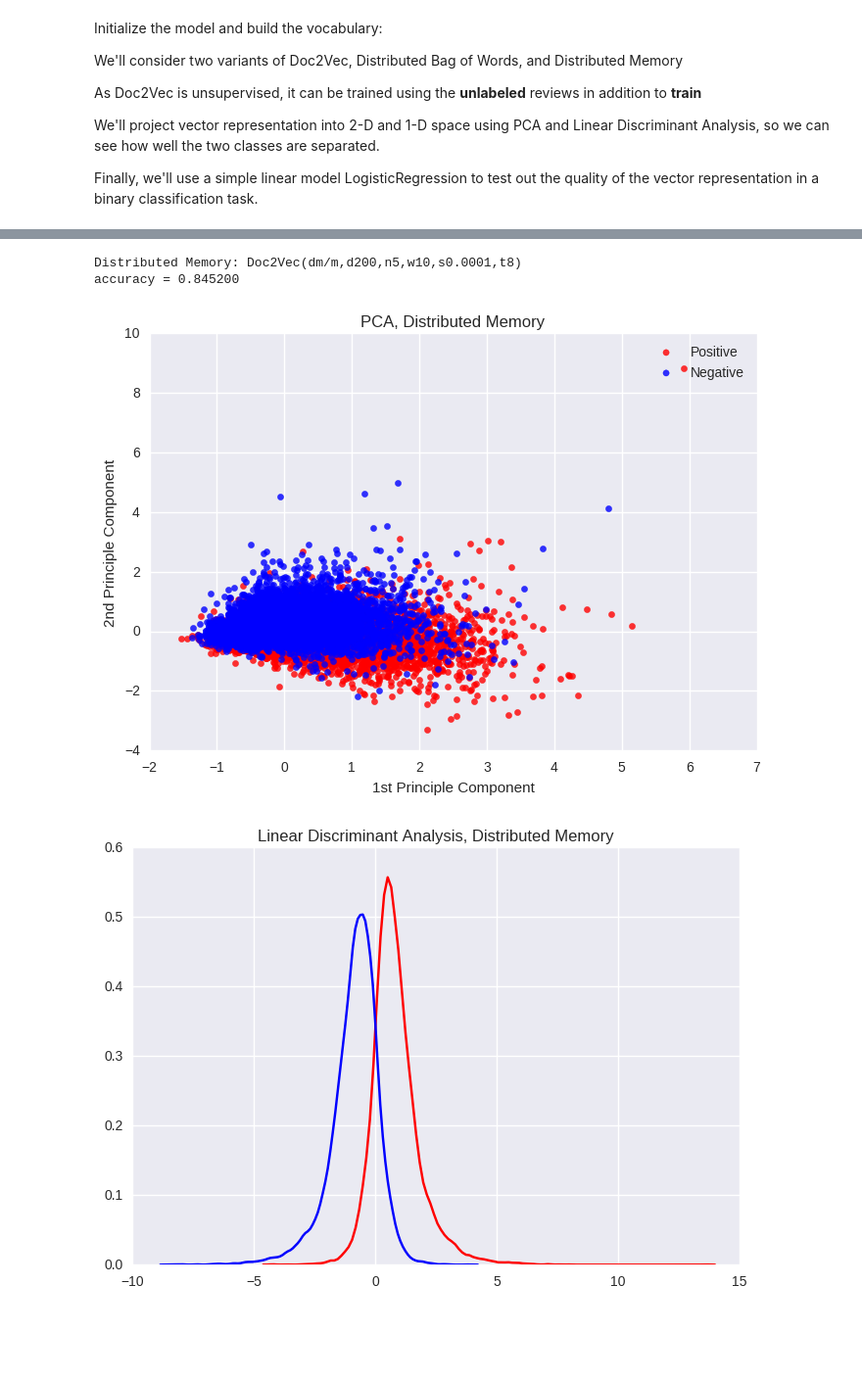
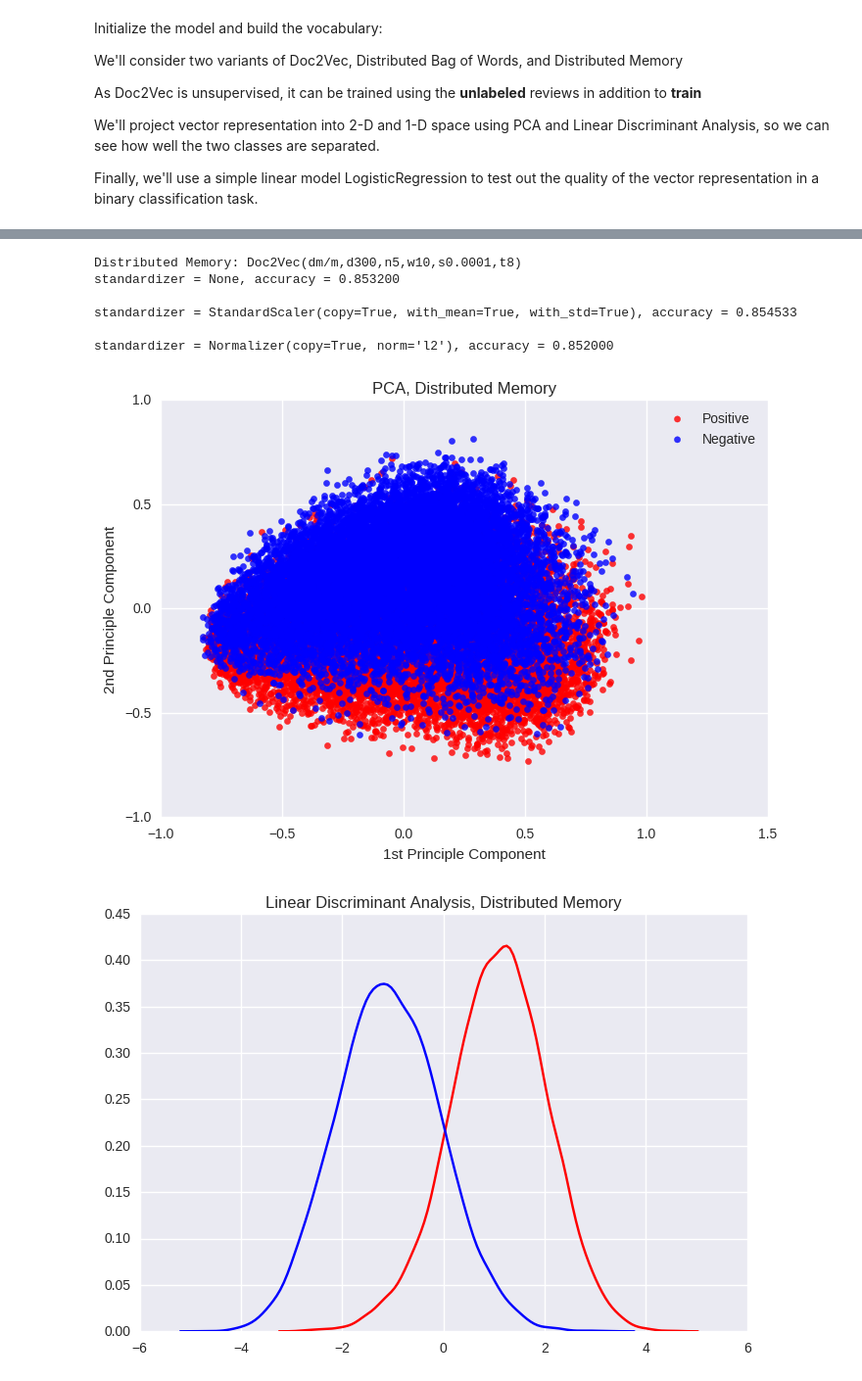
Before and after one commit to chao-ji/movie_review, a Jupyter notebook: Part 4 Doc2Vec.ipynb, the cells around one changed output, grey strips where cells are left out. Shown at 98% size. Saved outputs shown, nothing was run; the diff lists cells and outputs as text; code cells hidden in the pictures; blank space fills up the shorter version.

```diff
--- a/Part 4 Doc2Vec.ipynb
+++ b/Part 4 Doc2Vec.ipynb
@@ -71,8 +71,8 @@ We'll project vector representation into 2-D and 1-D space using PCA and Linear
 
 Finally, we'll use a simple linear model LogisticRegression to test out the quality of the vector representation in a binary classification task.
 # %%
-models = [Doc2Vec(dm=0, dbow_words=1, min_count=1, window=10, size=200, sample=1e-4, iter=10, workers=8),
-          Doc2Vec(dm=1, dm_mean=1, min_count=1, window=10, size=200, sample=1e-4, iter=10, workers=8)]
+models = [Doc2Vec(dm=0, dbow_words=1, min_count=1, window=10, size=300, sample=1e-4, iter=12, workers=8), # distributed
+          Doc2Vec(dm=1, dm_mean=1, min_count=1, window=10, size=300, sample=1e-4, iter=12, workers=8)] # Distributed Memory
 
 names = ["Distributed BOW", "Distributed Memory"]
 dfs = []
@@ -88,12 +88,15 @@ for model, name in zip(models, names):
     X = np.array([model.docvecs["TRAIN_%d" % i] for i in range(len(train_sents))])
     y = train["sentiment"].values
 
-#    X = StandardScaler().fit_transform(X)
+    for standardizer in [None, StandardScaler(), Normalizer()]:
+        if standardizer is not None:
+            X = standardizer.fit_transform(X)
 
-    lr = LogisticRegression(random_state=42)
+        lr = LogisticRegression(random_state=42)
 
-    X_train, X_test, y_train, y_test = train_test_split(X, y, test_size=0.3, random_state=42)
-    print "accuracy = %f\n" % lr.fit(X_train, y_train).score(X_test, y_test)
+        X_train, X_test, y_train, y_test = train_test_split(X, y, test_size=0.3, random_state=42)
+        print "standardizer = %s, accuracy = %f\n" % (str(standardizer),
+                                                      lr.fit(X_train, y_train).score(X_test, y_test))
 
     pca = PCA(n_components=2)
     X_r = pca.fit(X).transform(X)
@@ -123,4 +130,8 @@ accuracy = 0.877067
-Distributed Memory: Doc2Vec(dm/m,d200,n5,w10,s0.0001,t8)
-accuracy = 0.845200
+Distributed Memory: Doc2Vec(dm/m,d300,n5,w10,s0.0001,t8)
+standardizer = None, accuracy = 0.853200
+
+standardizer = StandardScaler(copy=True, with_mean=True, with_std=True), accuracy = 0.854533
+
+standardizer = Normalizer(copy=True, norm='l2'), accuracy = 0.852000
-[figure, old version]
+[figure, new version]
-[figure, old version]
+[figure, new version]
```
Also changed, not shown: parts of 2 cells of this notebook.
